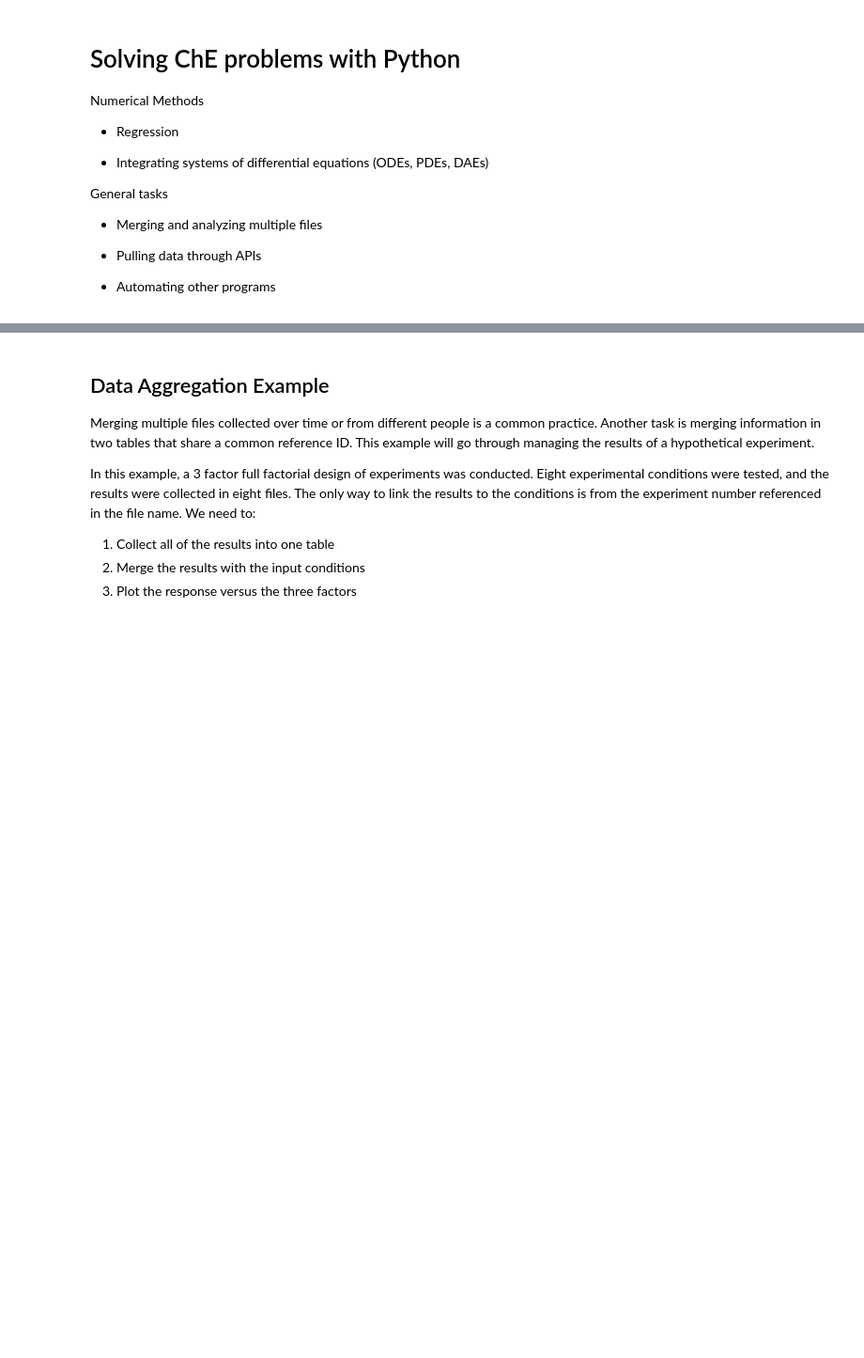
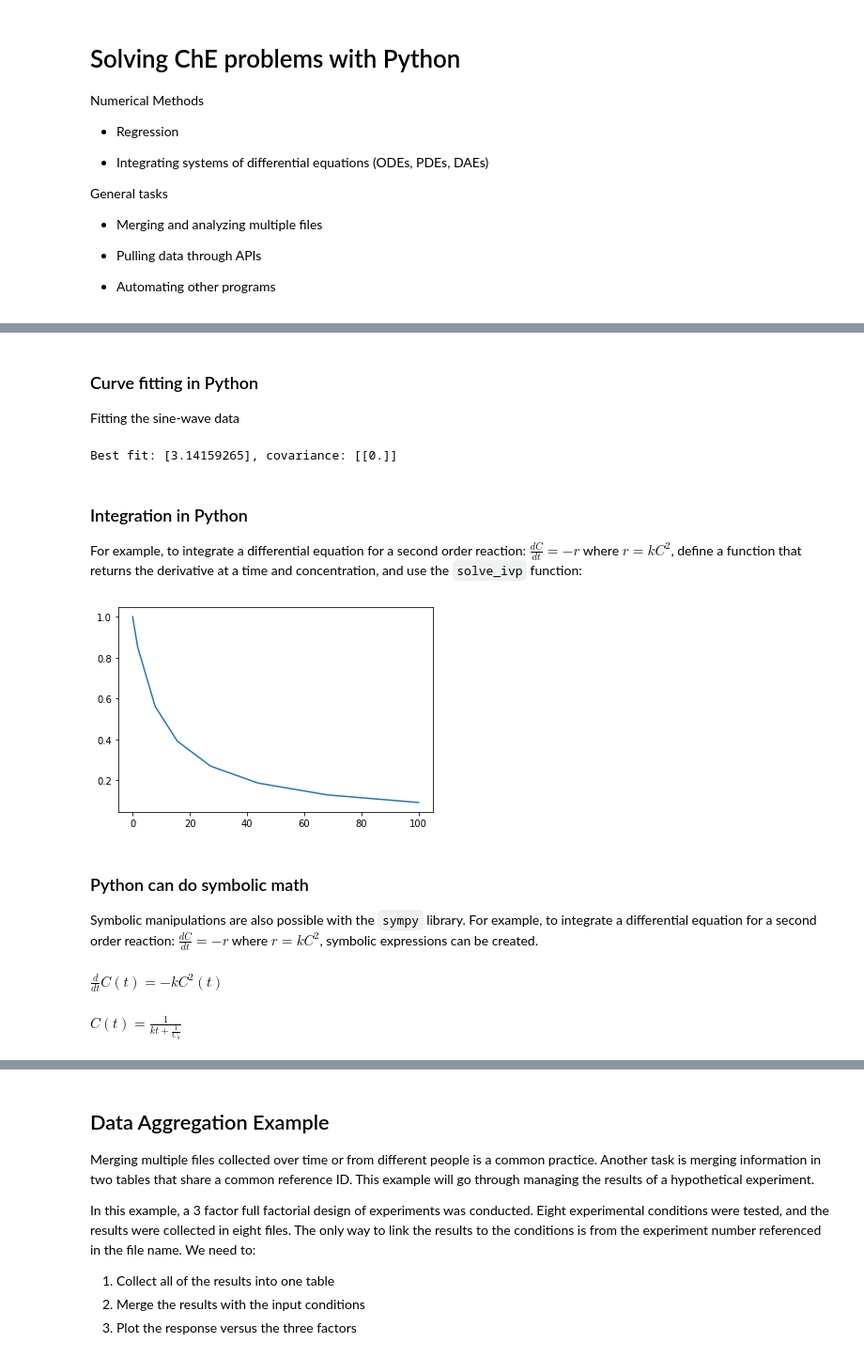
Before and after one commit to chepyle/Python4ChEs, a Jupyter notebook: Python4ChEs.ipynb, the cells around one changed output, grey strips where cells are left out. Shown: that part at 94% size. Cells and saved outputs as stored; diff of their text form; code cells hidden in the pictures; blank space fills up the shorter version.

```diff
--- a/Python4ChEs.ipynb
+++ b/Python4ChEs.ipynb
@@ -311,0 +358,43 @@ General tasks
+# %% [markdown]
+### Curve fitting in Python
+Fitting the sine-wave data
+# %%
+from scipy.optimize import curve_fit
+def my_sine(x,a):
+    return(np.sin(x*a))
+
+fit = curve_fit(my_sine,x,ysin,p0=3)
+print('Best fit: {}, covariance: {}'.format(fit[0],fit[1]))
+# %% [output]
+Best fit: [3.14159265], covariance: [[0.]]
+# %% [markdown]
+### Integration in Python
+For example, to integrate a differential equation for a second order reaction:  $\frac{dC}{dt} = -r$ where $r = kC^2$, define a function that returns the derivative at a time and concentration, and use the `solve_ivp` function:
+# %%
+from scipy.integrate import solve_ivp
+def dc_dt(t,y):
+    r = k*y[0]**2
+    return(-r)
+k = 0.1
+t_span = [0,100]  # range of time to use
+soln = solve_ivp(dc_dt,t_span,[1])
+plt.plot(soln.t,soln.y[0,:]);
+# %% [output]
+[figure, added]
+# %% [markdown]
+### Python can do symbolic math
+Symbolic manipulations are also possible with the `sympy` library.  For example, to integrate a differential equation for a second order reaction:  $\frac{dC}{dt} = -r$ where $r = kC^2$, symbolic expressions can be created.
+# %%
+from sympy import symbols, Function, Eq, dsolve, Derivative
+t, k, C0 = symbols('t k C0')
+C = Function('C')
+D = Function('D')
+r = k*C(t)**2
+deq = Eq(Derivative(C(t),t),-r)
+deq
+# %% [output]
+$\displaystyle \frac{d}{d t} C{\left(t \right)} = - k C^{2}{\left(t \right)}$
+# %%
+dsolve(deq,ics={C(0):C0})
+# %% [output]
+$\displaystyle C{\left(t \right)} = \frac{1}{k t + \frac{1}{C_{0}}}$
```
Also changed, not shown: parts of 40 cells of this notebook, 3 other files.
